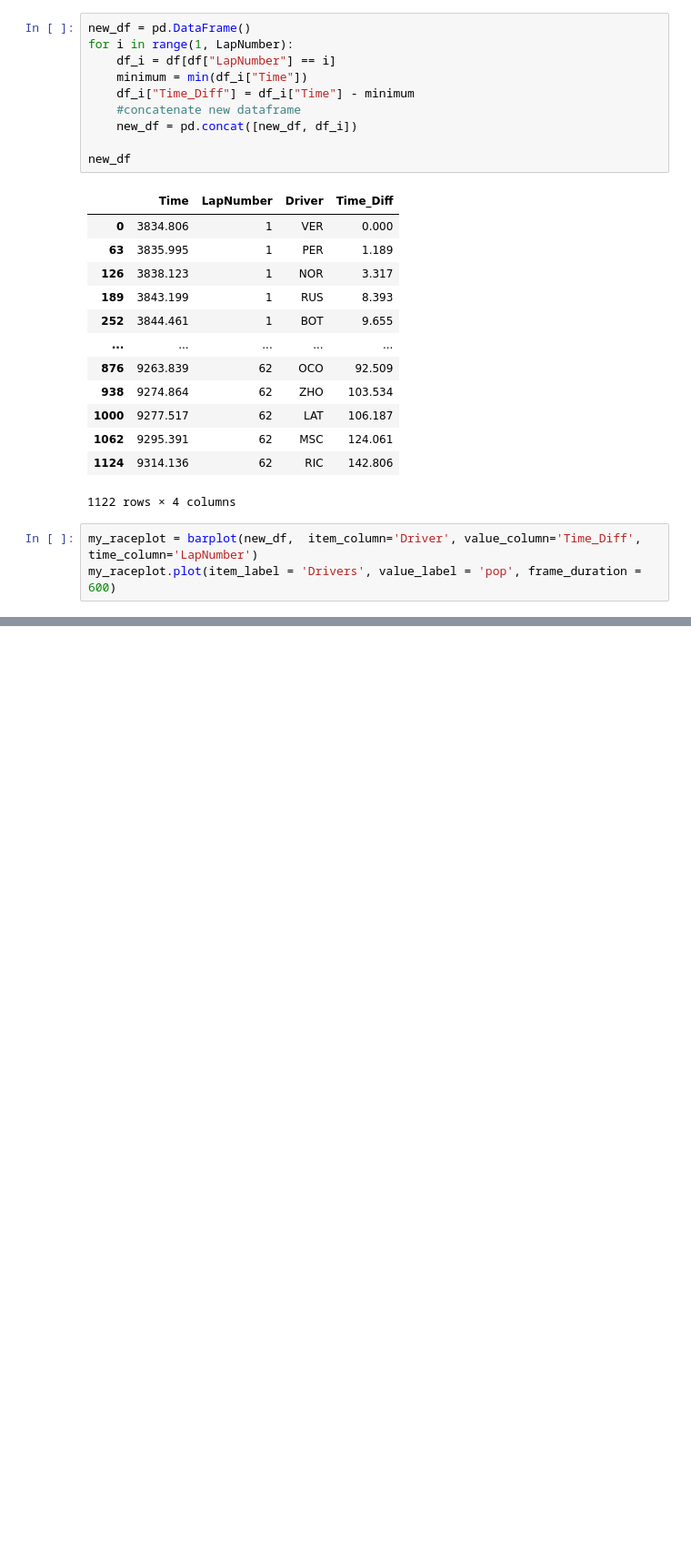
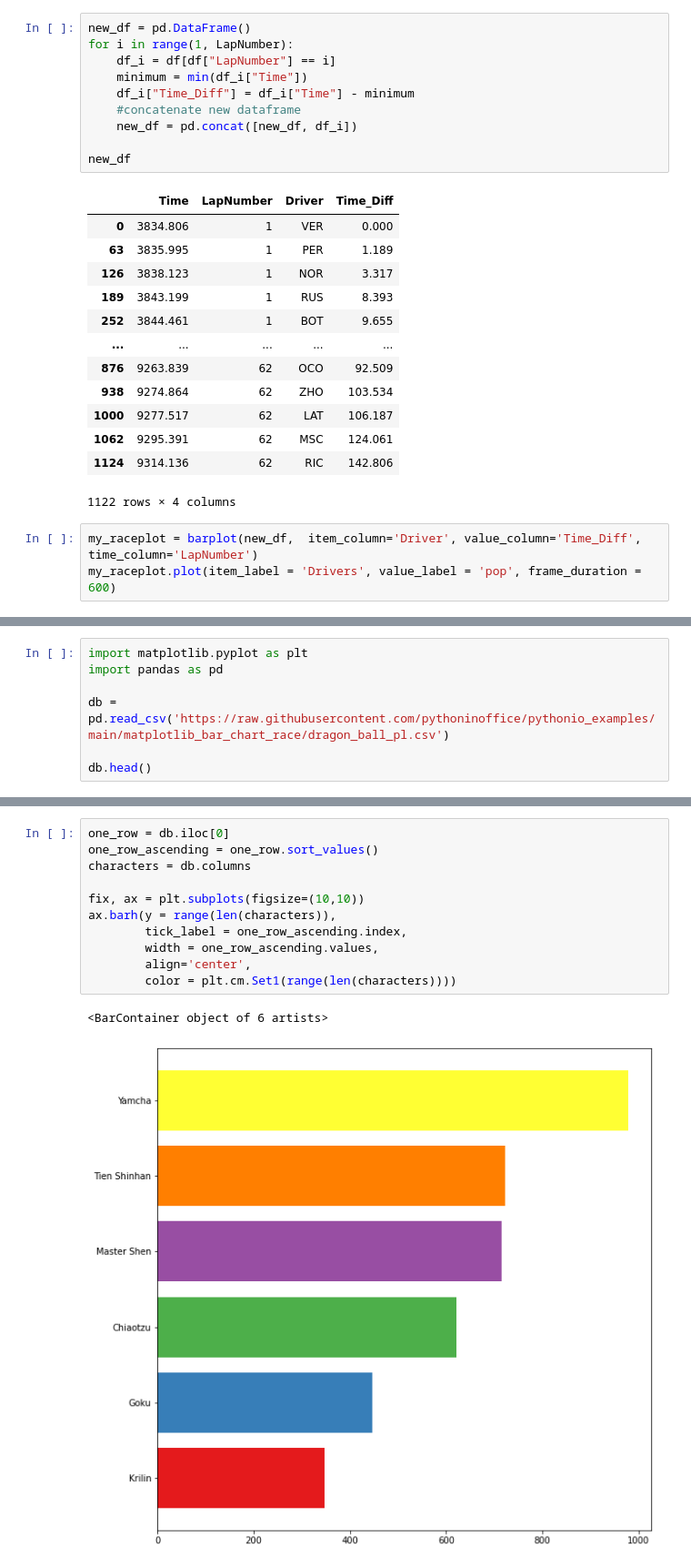
Before and after one commit to GuillaumeArp/Jedha_F1_Project, a Jupyter notebook: Berenger/berenger.ipynb, the cells around one changed output, grey strips where cells are left out. Shown at 91% size. Cells and saved outputs as stored; diff of their text form; blank space fills up the shorter version.

```diff
--- a/Berenger/berenger.ipynb
+++ b/Berenger/berenger.ipynb
@@ -294,0 +301,7 @@ Exception: You do not have ffmpeg installed on your machine. Download
+# %%
+import matplotlib.pyplot as plt
+import pandas as pd
+
+db = pd.read_csv('https://raw.githubusercontent.com/pythoninoffice/pythonio_examples/main/matplotlib_bar_chart_race/dragon_ball_pl.csv')
+
+db.head()
@@ -294,0 +315,14 @@ Exception: You do not have ffmpeg installed on your machine. Download
+# %%
+one_row = db.iloc[0]
+one_row_ascending = one_row.sort_values()
+characters = db.columns
+
+fix, ax = plt.subplots(figsize=(10,10))
+ax.barh(y = range(len(characters)),
+        tick_label = one_row_ascending.index,
+        width = one_row_ascending.values,
+        align='center',
+        color = plt.cm.Set1(range(len(characters))))
+# %% [output]
+<BarContainer object of 6 artists>
+[figure, added]
```
Also changed, not shown: parts of 12 cells of this notebook, 1 other file.
